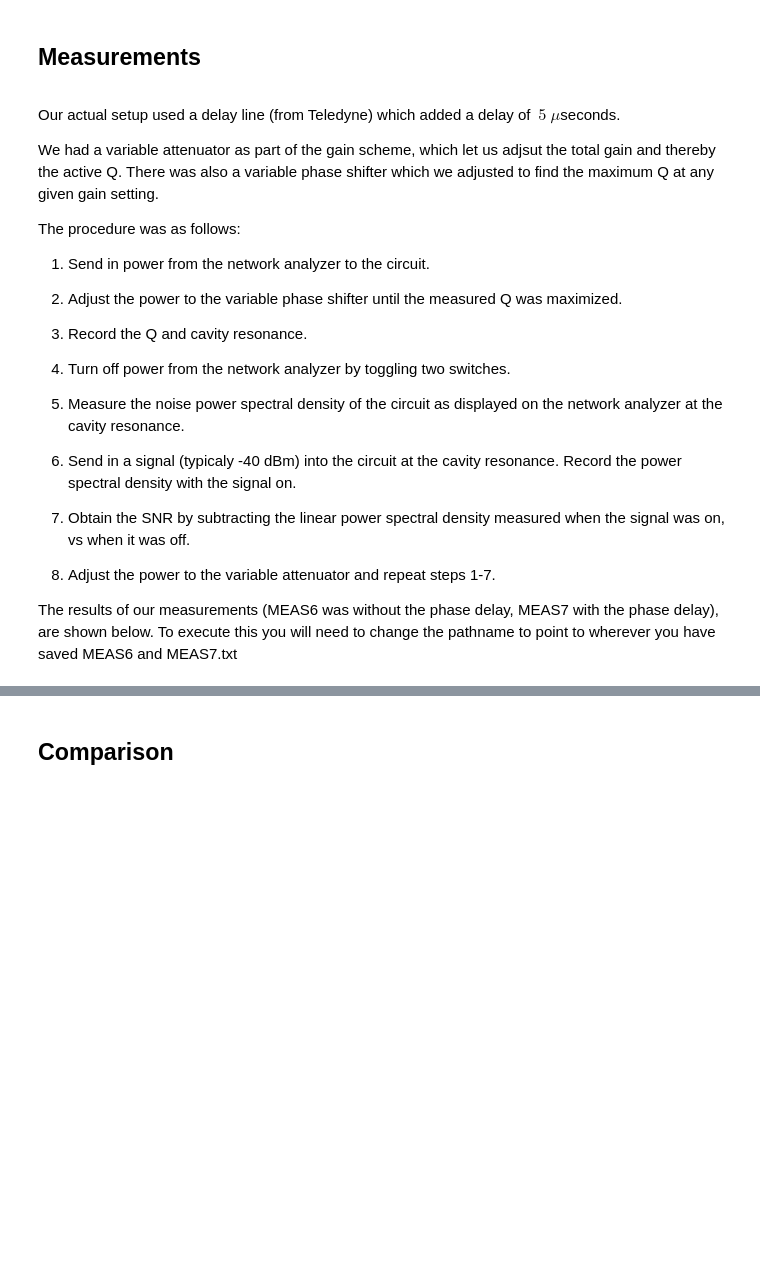
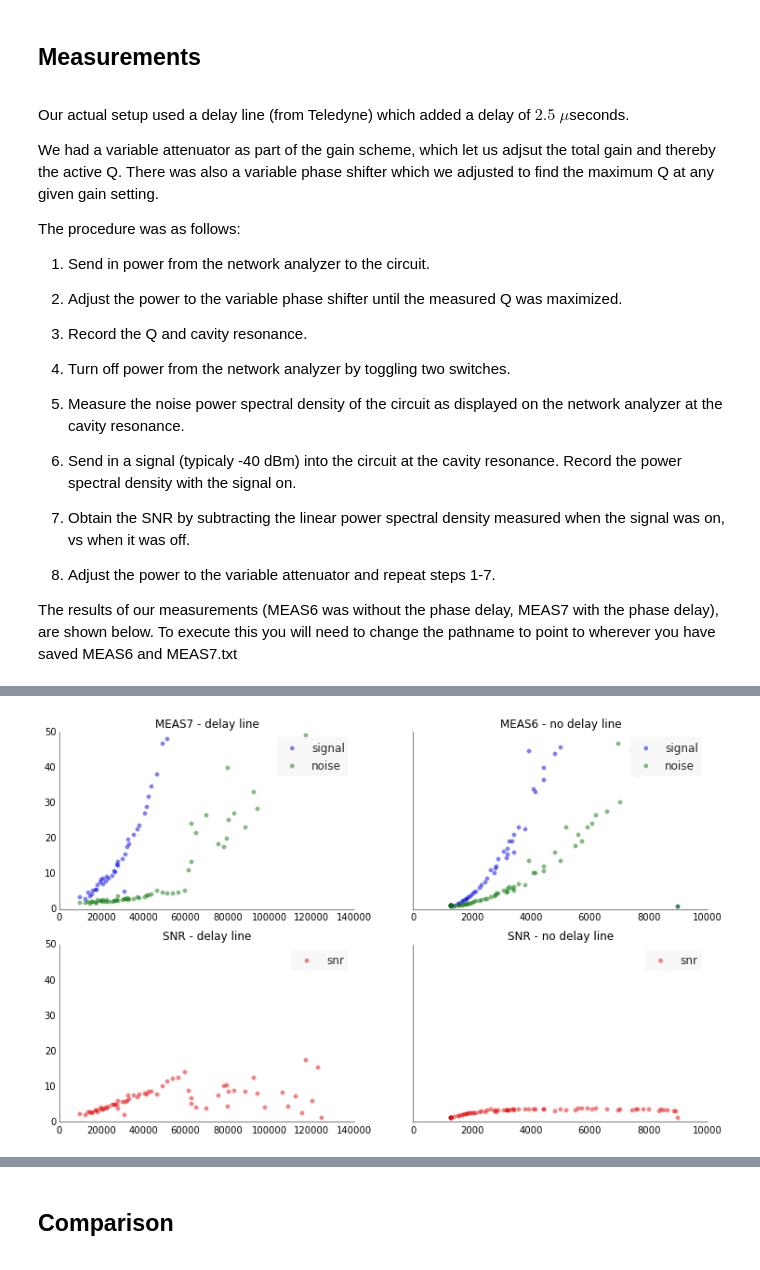
Before and after one commit to atmalagon/activeresonator, a Jupyter notebook: ipython_notebooks/Active_Resonator_Calculations.ipynb, the cells around one changed output, grey strips where cells are left out. Cells and saved outputs as stored; diff of their text form; code cells hidden in the pictures; blank space fills up the shorter version.

```diff
--- a/ipython_notebooks/Active_Resonator_Calculations.ipynb
+++ b/ipython_notebooks/Active_Resonator_Calculations.ipynb
@@ -179,7 +231,7 @@ fig.savefig('theoretical_noise_behavior.png')
 ## Measurements
 <a id='measurements'></a>
 # %% [markdown]
-Our actual setup used a delay line (from Teledyne) which added a delay of $~5$ $\mu$seconds.
+Our actual setup used a delay line (from Teledyne) which added a delay of $2.5$ $\mu$seconds.
 
 We had a variable attenuator as part of the gain scheme, which let us adjsut the total gain and thereby the active Q. There was also a variable phase shifter which we adjusted to find the maximum Q at any given gain setting.
 
@@ -206,6 +258,7 @@ The results of our measurements (MEAS6 was without the phase delay, MEAS7 with t
 fig, ((ax1, ax2), (ax3, ax4)) = plt.subplots(nrows=2, ncols=2, sharey=True)
 fig.set_size_inches(12.5,7.5)
 data = np.genfromtxt('/Users/ana/admxactiveresonator/measurements/MEAS7.txt')
+Voltage_7 = data[:,0]
 Q_7 = data[:, 3]
 N = data[:,4]
 S = data[:, 5]
@@ -213,14 +266,14 @@ Nl_7 = [10**((n+104)/10.) for n in N]
 Sl_7 = [10**((s+104)/10.) for s in S]
 SNR_7 = [s/n for s, n in zip(Sl_7, Nl_7)]
 #ax1.plot(Q, SNR,'bo', label='snr')
-ax1.plot(Q_7, Sl_7,'ro', label='signal')
-ax1.plot(Q_7, Nl_7,'go', label='noise')
+ppl.scatter(ax1, Q_7, Sl_7, label='signal')
+ppl.scatter(ax1, Q_7, Nl_7, label='noise')
 ax1.set_ylim([0, 50])
-ax1.legend()
+ppl.legend(ax1)
 ax1.set_title('MEAS7 - delay line')
-ax3.plot(Q_7, SNR_7,'bo', label='snr')
+ppl.scatter(ax3, Q_7, SNR_7, color='red',label='snr')
 #ax3.set_ylim([0, 300])
-ax3.legend()
+ppl.legend(ax3)
 ax3.set_title('SNR - delay line')
 #ax4.plot(Q, Sl,'go', label='signal/phase delay')
 #ax4.set_ylim([0, 300])
@@ -228,6 +281,7 @@ ax3.set_title('SNR - delay line')
 #ax4.set_title('Signal')
 # mpld3.display()
 data = np.genfromtxt('/Users/ana/admxactiveresonator/measurements/MEAS6.txt')
+Voltage_6 = data[:,0]
 Q_6 = data[:, 3]
 N = data[:,4]
 S = data[:, 5]
@@ -235,19 +289,19 @@ Nl_6 = [10**((n+104)/10.) for n in N]
 Sl_6 = [10**((s+104)/10.) for s in S]
 SNR_6 = [s/n for s, n in zip(Sl_6, Nl_6)]
 #ax2.plot(Q, SNR,'bo', label='snr')
-ax2.plot(Q_6, Sl_6,'ro', label='signal')
-ax2.plot(Q_6, Nl_6,'go', label='noise')
-ax2.legend()
+ppl.scatter(ax2, Q_6, Sl_6, label='signal')
+ppl.scatter(ax2, Q_6, Nl_6, label='noise')
+ppl.legend(ax2)
 ax2.set_title('MEAS6 - no delay line')
 #ax3.plot(Q, Nl,'bo', label='noise/no phase delay')
 #ax3.set_ylim([0, 300])
 #ax3.legend()
 #ax3.set_title('Noise')
-ax4.plot(Q_6, SNR_6,'bo', label='snr')
+ppl.scatter(ax4,Q_6, SNR_6, color='red',label='snr')
 #ax4.set_ylim([0, 300])
-ax4.legend()
+ppl.legend(ax4)
 ax4.set_title('SNR - no delay line')
 fig.savefig('summary_plots.png')
-mpld3.display()
+#mpld3.display()
 #fig.savefig('summary_plots.png')
 # %% [output]
@@ -254,0 +308 @@ mpld3.display()
+[figure, added]
```
Also changed, not shown: parts of 12 cells of this notebook, 6 other files.
